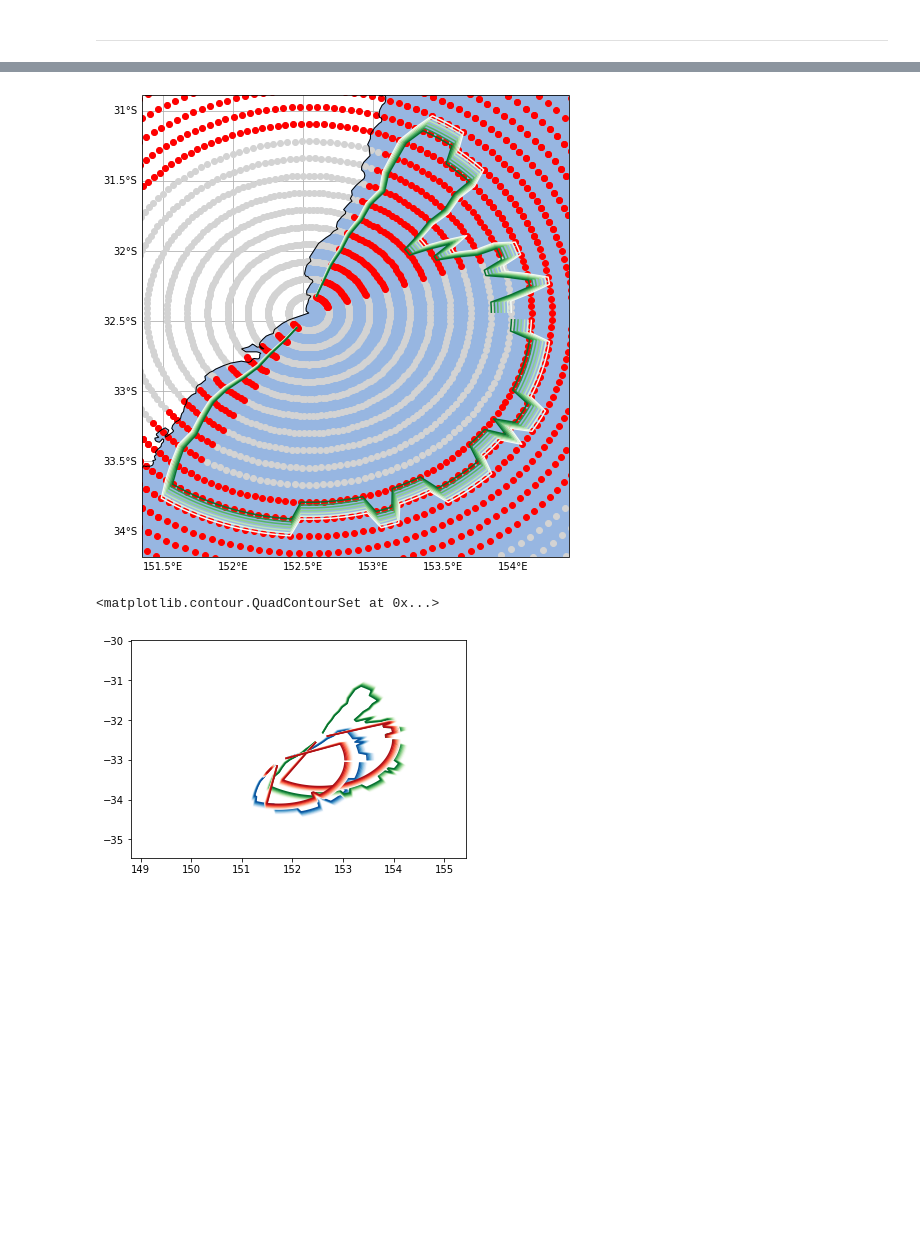
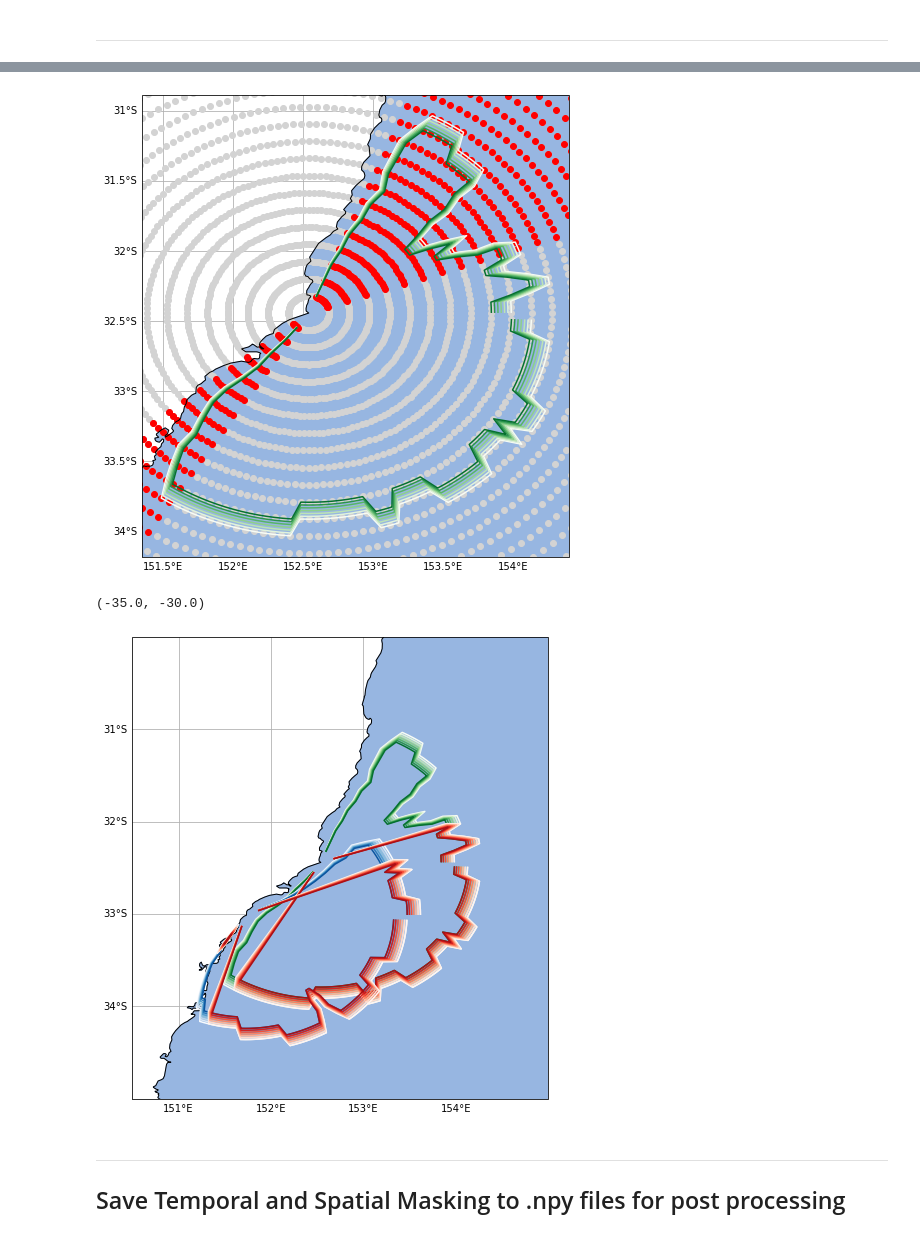
Before and after one commit to natachabourg/Separation_HFR_EAC, a Jupyter notebook: Data_Processing/Gap_Filling/run_newcastle/Check_Dineof_Newcastle.ipynb, the cells around one changed output, grey strips where cells are left out. Cells and saved outputs as stored; diff of their text form; code cells hidden in the pictures; blank space fills up the shorter version.

```diff
--- a/Data_Processing/Gap_Filling/run_newcastle/Check_Dineof_Newcastle.ipynb
+++ b/Data_Processing/Gap_Filling/run_newcastle/Check_Dineof_Newcastle.ipynb
@@ -343,19 +463,16 @@ ax.set_ylim(-35,-30.5)
 # %%
 xmin = 120
-xmax = 130
+xmax = 127
 
 xmin2 = 12
 xmax2 = 20
 
-ymin = 9
-ymax = 16
 
 fig,ax=fig_cot_au(1,1)
 ax.scatter(rhed_pre['lon'].values,rhed_pre['lat'].values,c='lightgrey')
 
 ax.scatter(rhed_pre['lon'][xmin:xmax,:].values,rhed_pre['lat'][xmin:xmax,:].values,c='r')
 ax.scatter(rhed_pre['lon'][xmin2:xmax2,:].values,rhed_pre['lat'][xmin2:xmax2,:].values,c='r')
-ax.scatter(rhed_pre['lon'][:,ymin:ymax].values,rhed_pre['lat'][:,ymin:ymax].values,c='r')
 
 ax.contour(rhed_pre['lon'].values,rhed_pre['lat'].values,get_pixel_coverage(rhed_filled['v'].values),
            cmap='Blues')
@@ -363,5 +480,4 @@ ax.contour(rhed_pre['lon'].values,rhed_pre['lat'].values,get_pixel_coverage(rhed
 mask_rhed = np.ones((rhed_pre['lon'].values).shape)
 mask_rhed[xmin:xmax,:]=np.nan
 mask_rhed[xmin2:xmax2,:]=np.nan
-mask_rhed[:,ymin:ymax]=np.nan
 # %% [output]
@@ -373,15 +489,11 @@ xmax = 120
 xmin2 = 10
 xmax2= 35
 
-ymin = 10
-ymax = 16
-
 fig,ax=fig_cot_au(1,1)
 ax.scatter(seal_pre['lon'].values,seal_pre['lat'].values,c='lightgrey')
 ax.scatter(seal_pre['lon'][xmin:xmax,:].values,seal_pre['lat'][xmin:xmax,:].values,c='r')
 
 ax.scatter(seal_pre['lon'][xmin2:xmax2,:].values,seal_pre['lat'][xmin2:xmax2,:].values,c='r')
-ax.scatter(seal_pre['lon'][:,ymin:ymax].values,seal_pre['lat'][:,ymin:ymax].values,c='r')
 
 ax.contour(seal_pre['lon'].values,seal_pre['lat'].values,get_pixel_coverage(seal_filled['v'].values),
            cmap='Greens')
@@ -389,21 +501,26 @@ ax.contour(seal_pre['lon'].values,seal_pre['lat'].values,get_pixel_coverage(seal
 mask_seal = np.ones((seal_pre['lon'].values).shape)
 mask_seal[xmin:xmax,:]=np.nan
 mask_seal[xmin2:xmax2,:]=np.nan
-mask_seal[:,ymin:ymax]=np.nan
 # %% [output]
-[figure, old version]
+[figure, new version]
 # %%
-
-plt.contour(seal_pre['lon'].values,seal_pre['lat'].values,get_pixel_coverage(seal_filled['v'].values),
+fig,ax=fig_cot_au(1,1)
+ax.contour(seal_pre['lon'].values,seal_pre['lat'].values,get_pixel_coverage(seal_filled['v'].values),
            cmap='Greens',zorder=3)
-plt.contour(seal_pre['lon'].values,seal_pre['lat'].values,get_pixel_coverage(seal_filled['v'].values*mask_seal),
+ax.contour(seal_pre['lon'].values,seal_pre['lat'].values,get_pixel_coverage(seal_filled['v'].values*mask_seal),
            cmap='Reds',zorder=4)
 
 
-plt.contour(rhed_pre['lon'].values,rhed_pre['lat'].values,get_pixel_coverage(rhed_filled['v'].values),
-           cmap='Blues',zorder=0)
-plt.contour(rhed_pre['lon'].values,rhed_pre['lat'].values,get_pixel_coverage(rhed_filled['v'].values*mask_rhed),
+ax.contour(rhed_pre['lon'].values,rhed_pre['lat'].values,get_pixel_coverage(rhed_filled['v'].values),
+           cmap='Blues',zorder=3)
+ax.contour(rhed_pre['lon'].values,rhed_pre['lat'].values,get_pixel_coverage(rhed_filled['v'].values*mask_rhed),
            cmap='Reds',zorder=5)
+
+ax.set_xlim(150.5,155)
+ax.set_ylim(-35,-30)
 # %% [output]
-<matplotlib.contour.QuadContourSet at 0x...>
+(-35.0, -30.0)
-[figure, old version]
+[figure, new version]
+# %% [markdown]
+---
+## Save Temporal and Spatial Masking to .npy files for post processing
```
Also changed, not shown: parts of 30 cells of this notebook, 1 other file.
